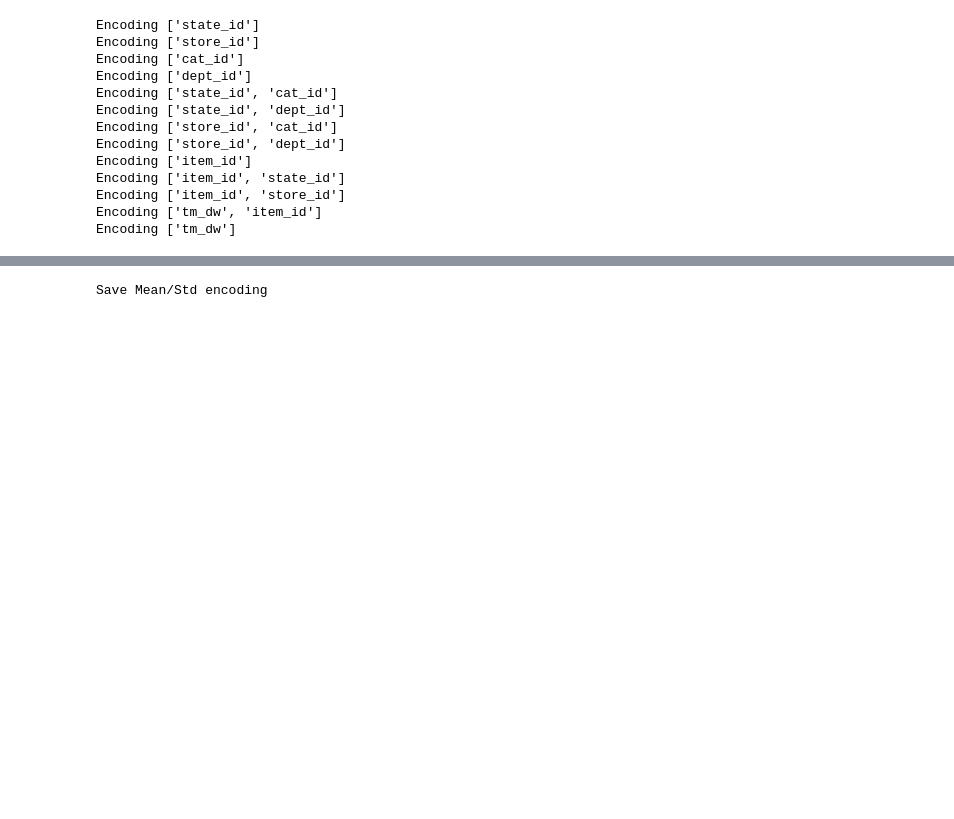
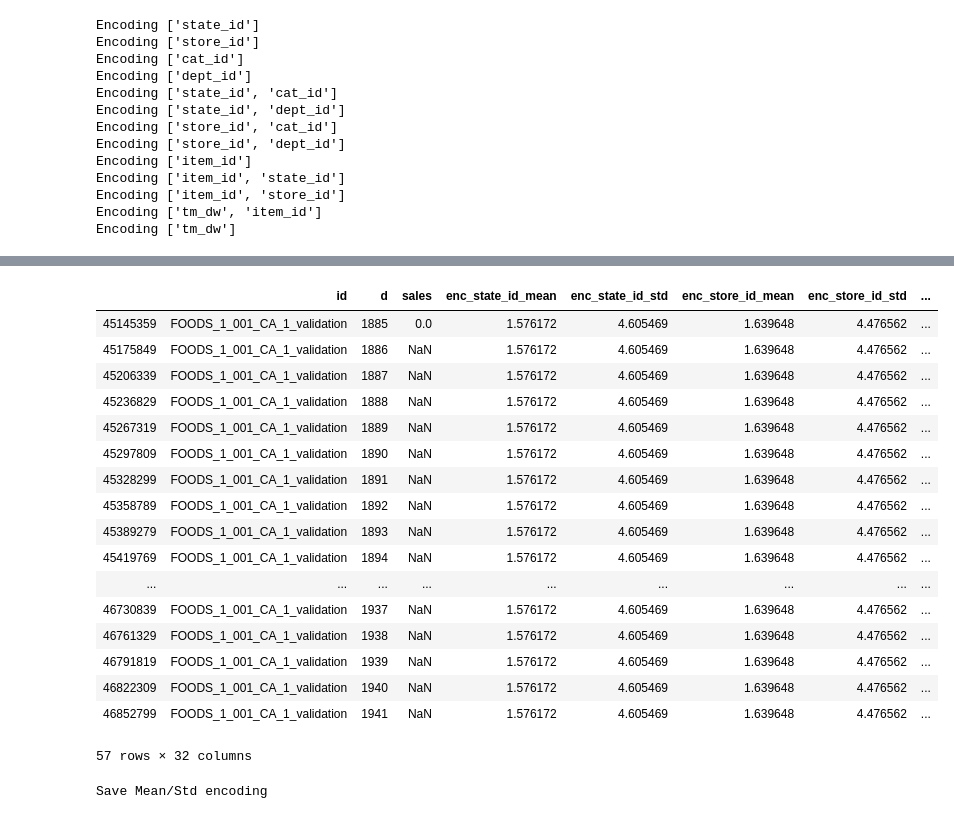
Before and after one commit to arhow/m5_forecasting_accuracy, a Jupyter notebook: notebook/m5-custom-features.ipynb, the cells around one changed output, grey strips where cells are left out. Saved outputs shown, nothing was run; the diff lists cells and outputs as text; code cells hidden in the pictures; blank space fills up the shorter version.

```diff
--- a/notebook/m5-custom-features.ipynb
+++ b/notebook/m5-custom-features.ipynb
@@ -651,7 +664,7 @@ for col in icols:
     grid_df['enc'+col_name+'std'] = grid_df.groupby(col)[TARGET].transform('std').astype(np.float16)
 
 keep_cols = [col for col in list(grid_df) if col not in base_cols]
-grid_df = grid_df[['id','d']+keep_cols]
+grid_df = grid_df[['id','d',TARGET]+keep_cols]
 # %% [output]
 Encoding ['state_id']
 Encoding ['store_id']
@@ -669,3 +742,26 @@ Encoding ['tm_dw']
+# %%
+for id_, group in grid_df[grid_df['d']>=1913-28].groupby('id'):
+    break
+group
+# %% [output]
+|  | id | d | sales | enc_state_id_mean | enc_state_id_std | enc_store_id_mean | enc_store_id_std | ... |
+| 45145359 | FOODS_1_001_CA_1_validation | 1885 | 0.0 | 1.576172 | 4.605469 | 1.639648 | 4.476562 | ... |
+| 45175849 | FOODS_1_001_CA_1_validation | 1886 | NaN | 1.576172 | 4.605469 | 1.639648 | 4.476562 | ... |
+| 45206339 | FOODS_1_001_CA_1_validation | 1887 | NaN | 1.576172 | 4.605469 | 1.639648 | 4.476562 | ... |
+| 45236829 | FOODS_1_001_CA_1_validation | 1888 | NaN | 1.576172 | 4.605469 | 1.639648 | 4.476562 | ... |
+| 45267319 | FOODS_1_001_CA_1_validation | 1889 | NaN | 1.576172 | 4.605469 | 1.639648 | 4.476562 | ... |
+| 45297809 | FOODS_1_001_CA_1_validation | 1890 | NaN | 1.576172 | 4.605469 | 1.639648 | 4.476562 | ... |
+| 45328299 | FOODS_1_001_CA_1_validation | 1891 | NaN | 1.576172 | 4.605469 | 1.639648 | 4.476562 | ... |
+| 45358789 | FOODS_1_001_CA_1_validation | 1892 | NaN | 1.576172 | 4.605469 | 1.639648 | 4.476562 | ... |
+| 45389279 | FOODS_1_001_CA_1_validation | 1893 | NaN | 1.576172 | 4.605469 | 1.639648 | 4.476562 | ... |
+| 45419769 | FOODS_1_001_CA_1_validation | 1894 | NaN | 1.576172 | 4.605469 | 1.639648 | 4.476562 | ... |
+| ... | ... | ... | ... | ... | ... | ... | ... | ... |
+| 46730839 | FOODS_1_001_CA_1_validation | 1937 | NaN | 1.576172 | 4.605469 | 1.639648 | 4.476562 | ... |
+| 46761329 | FOODS_1_001_CA_1_validation | 1938 | NaN | 1.576172 | 4.605469 | 1.639648 | 4.476562 | ... |
+| 46791819 | FOODS_1_001_CA_1_validation | 1939 | NaN | 1.576172 | 4.605469 | 1.639648 | 4.476562 | ... |
+| 46822309 | FOODS_1_001_CA_1_validation | 1940 | NaN | 1.576172 | 4.605469 | 1.639648 | 4.476562 | ... |
+| 46852799 | FOODS_1_001_CA_1_validation | 1941 | NaN | 1.576172 | 4.605469 | 1.639648 | 4.476562 | ... |
+57 rows × 32 columns
 # %%
 #################################################################################
 print('Save Mean/Std encoding')
```
Also changed, not shown: parts of 3 cells of this notebook.
